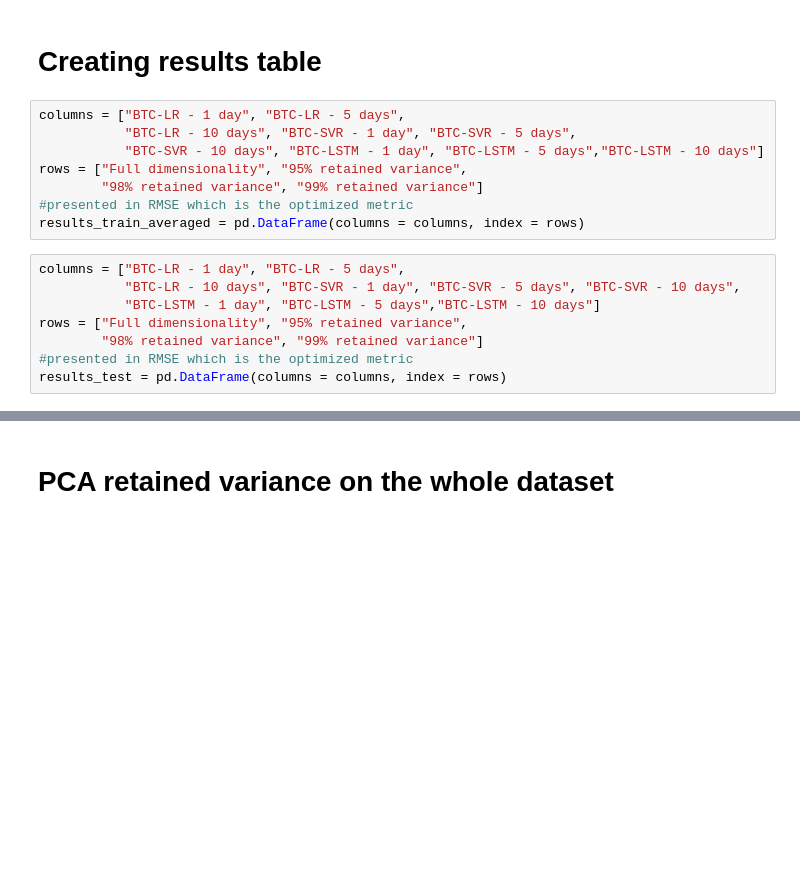
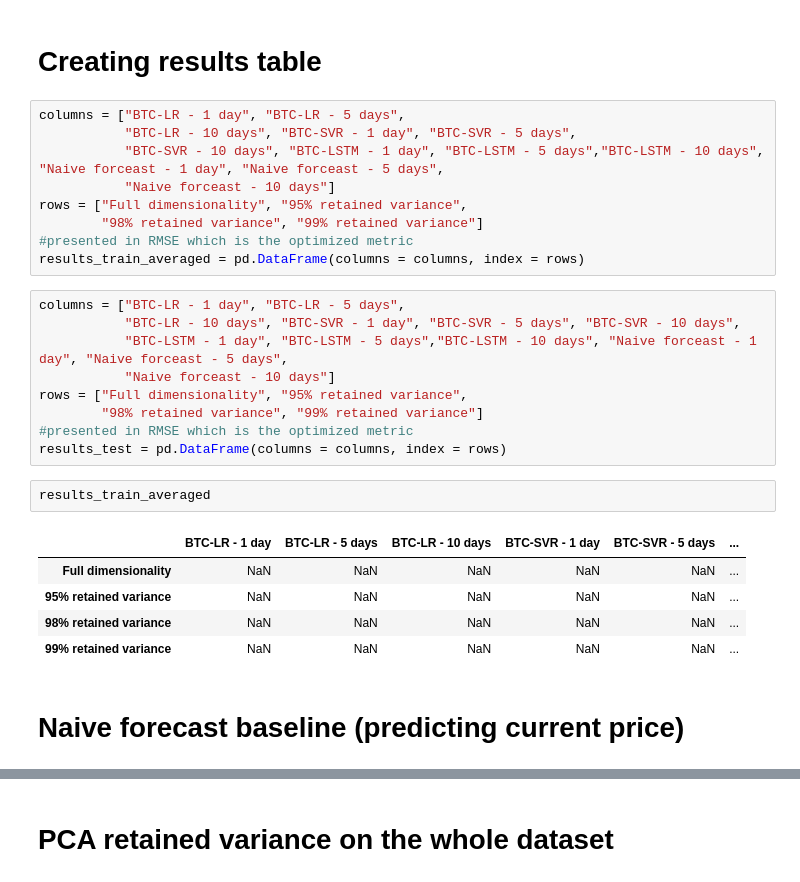
Before and after one commit to Tomas-Barhon/Noise-reduction-and-feature-extraction-with-principal-component-analysis, a Jupyter notebook: Code/btc_analysis.ipynb, the cells around one changed output, grey strips where cells are left out. Saved outputs shown, nothing was run; the diff lists cells and outputs as text; blank space fills up the shorter version.

Commit message:
Addign baseline naive forecast

```diff
--- a/Code/btc_analysis.ipynb
+++ b/Code/btc_analysis.ipynb
@@ -109,7 +109,8 @@ pipeline.data_10d_shift
 # %%
 columns = ["BTC-LR - 1 day", "BTC-LR - 5 days",
            "BTC-LR - 10 days", "BTC-SVR - 1 day", "BTC-SVR - 5 days",
-           "BTC-SVR - 10 days", "BTC-LSTM - 1 day", "BTC-LSTM - 5 days","BTC-LSTM - 10 days"]
+           "BTC-SVR - 10 days", "BTC-LSTM - 1 day", "BTC-LSTM - 5 days","BTC-LSTM - 10 days", "Naive forceast - 1 day", "Naive forceast - 5 days",
+           "Naive forceast - 10 days"]
 rows = ["Full dimensionality", "95% retained variance",
         "98% retained variance", "99% retained variance"]
 #presented in RMSE which is the optimized metric
@@ -117,8 +118,19 @@ results_train_averaged = pd.DataFrame(columns = columns, index = rows)
 # %%
 columns = ["BTC-LR - 1 day", "BTC-LR - 5 days",
            "BTC-LR - 10 days", "BTC-SVR - 1 day", "BTC-SVR - 5 days", "BTC-SVR - 10 days",
-           "BTC-LSTM - 1 day", "BTC-LSTM - 5 days","BTC-LSTM - 10 days"]
+           "BTC-LSTM - 1 day", "BTC-LSTM - 5 days","BTC-LSTM - 10 days", "Naive forceast - 1 day", "Naive forceast - 5 days",
+           "Naive forceast - 10 days"]
 rows = ["Full dimensionality", "95% retained variance",
         "98% retained variance", "99% retained variance"]
 #presented in RMSE which is the optimized metric
 results_test = pd.DataFrame(columns = columns, index = rows)
+# %%
+results_train_averaged
+# %% [output]
+|  | BTC-LR - 1 day | BTC-LR - 5 days | BTC-LR - 10 days | BTC-SVR - 1 day | BTC-SVR - 5 days | ... |
+| Full dimensionality | NaN | NaN | NaN | NaN | NaN | ... |
+| 95% retained variance | NaN | NaN | NaN | NaN | NaN | ... |
+| 98% retained variance | NaN | NaN | NaN | NaN | NaN | ... |
+| 99% retained variance | NaN | NaN | NaN | NaN | NaN | ... |
+# %% [markdown]
+# Naive forecast baseline (predicting current price)
```
Also changed, not shown: parts of 2 cells of this notebook, 4 other files.
